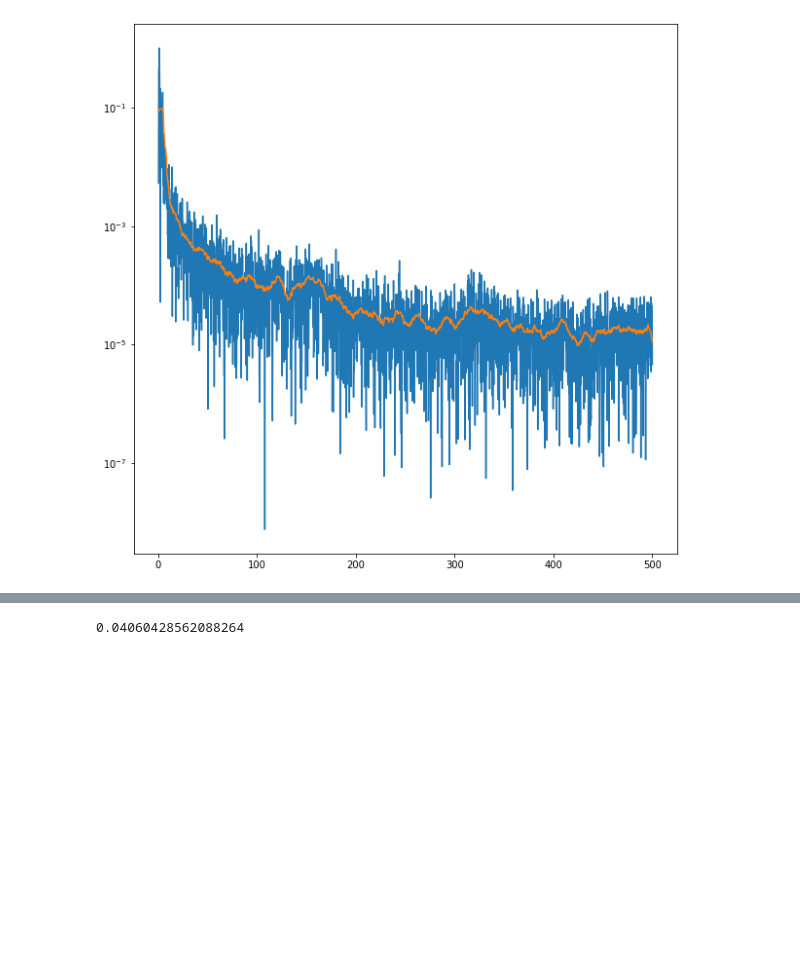
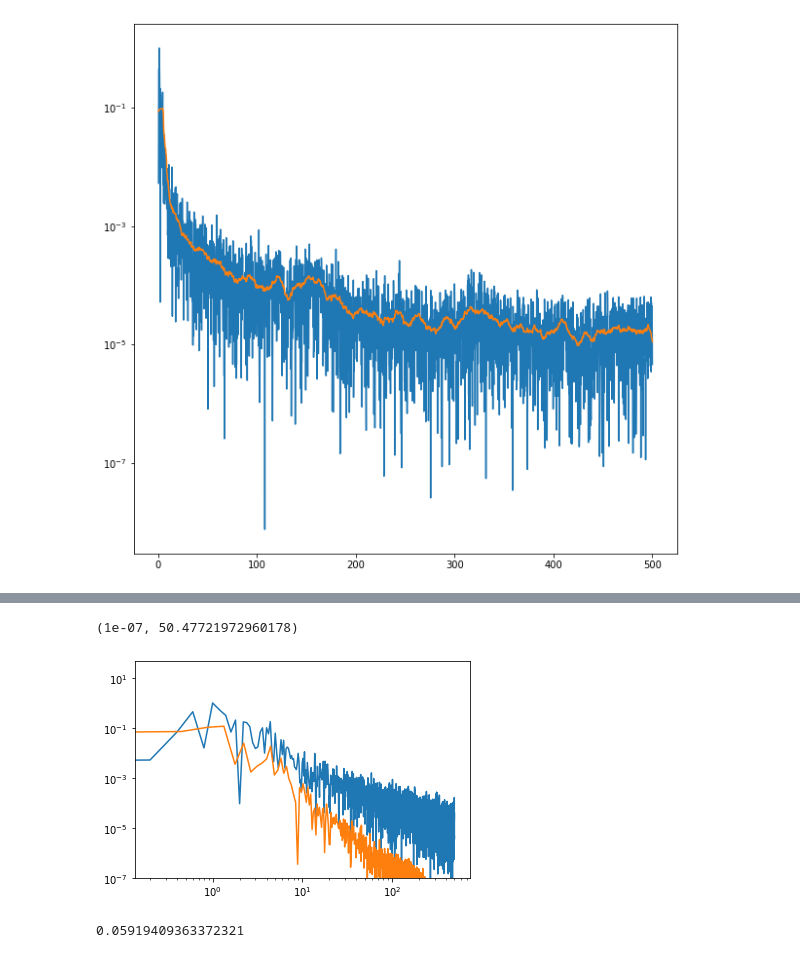
Before and after one commit to aditya-sengupta/tip-tilt-control, a Jupyter notebook: control/dev/impulse_filter.ipynb, the cells around one changed output, grey strips where cells are left out. Saved outputs shown, nothing was run; the diff lists cells and outputs as text; code cells hidden in the pictures; blank space fills up the shorter version.

```diff
--- a/control/dev/impulse_filter.ipynb
+++ b/control/dev/impulse_filter.ipynb
@@ -132,7 +124,14 @@ plt.legend()
+# %%
+plt.loglog(*signal.periodogram(measurements, fs=f_sampling))
+plt.loglog(*signal.periodogram(predictions, fs=f_sampling))
+plt.ylim(1e-7)
+# %% [output]
+(1e-07, 50.47721972960178)
+[figure, added]
 # %%
-rms(residual[500:])
+rms(residual[1500:])
 # %% [output]
-0.04060428562088264
+0.05919409363372321
 # %%
 # the 'are you just tracking measurements' plot
 plt.plot(measurements[:lim] - filtered[:lim])
```
Also changed, not shown: parts of 14 cells of this notebook, 2 other files.
